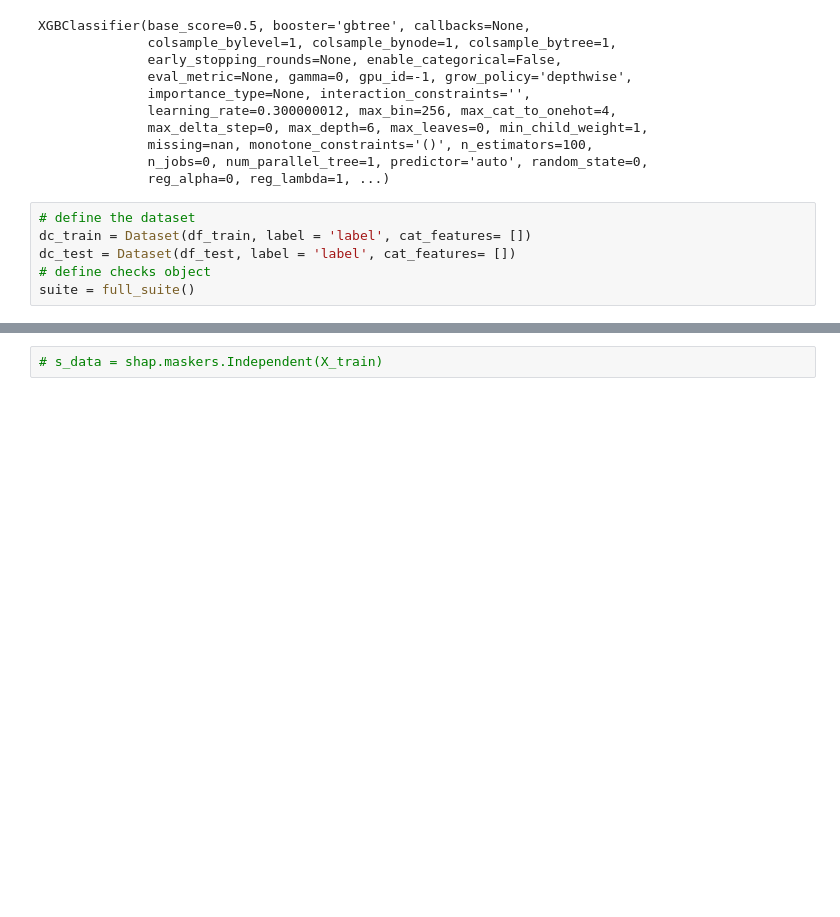
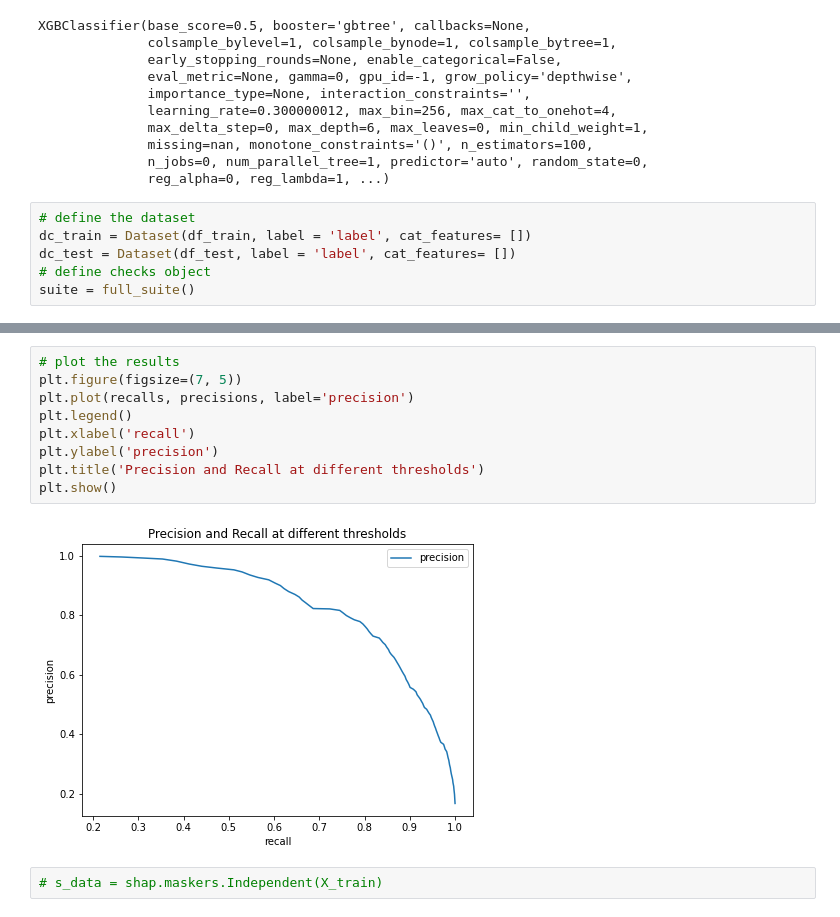
Before and after one commit to Ilan-v/CS_AI, a Jupyter notebook: HW1/ml_model.ipynb, the cells around one changed output, grey strips where cells are left out. Cells and saved outputs as stored; diff of their text form; blank space fills up the shorter version.

```diff
--- a/HW1/ml_model.ipynb
+++ b/HW1/ml_model.ipynb
@@ -126,3 +140,14 @@ Accordion(children=(VBox(children=(HTML(value='\n            <h1 id="summary_HYK
+# %%
+# plot the results
+plt.figure(figsize=(7, 5))
+plt.plot(recalls, precisions, label='precision')
+plt.legend()
+plt.xlabel('recall')
+plt.ylabel('precision')
+plt.title('Precision and Recall at different thresholds')
+plt.show()
+# %% [output]
+[figure, added]
 # %%
 # s_data = shap.maskers.Independent(X_train)
 # %%
```
Also changed, not shown: parts of 26 cells of this notebook, 1 other file.
